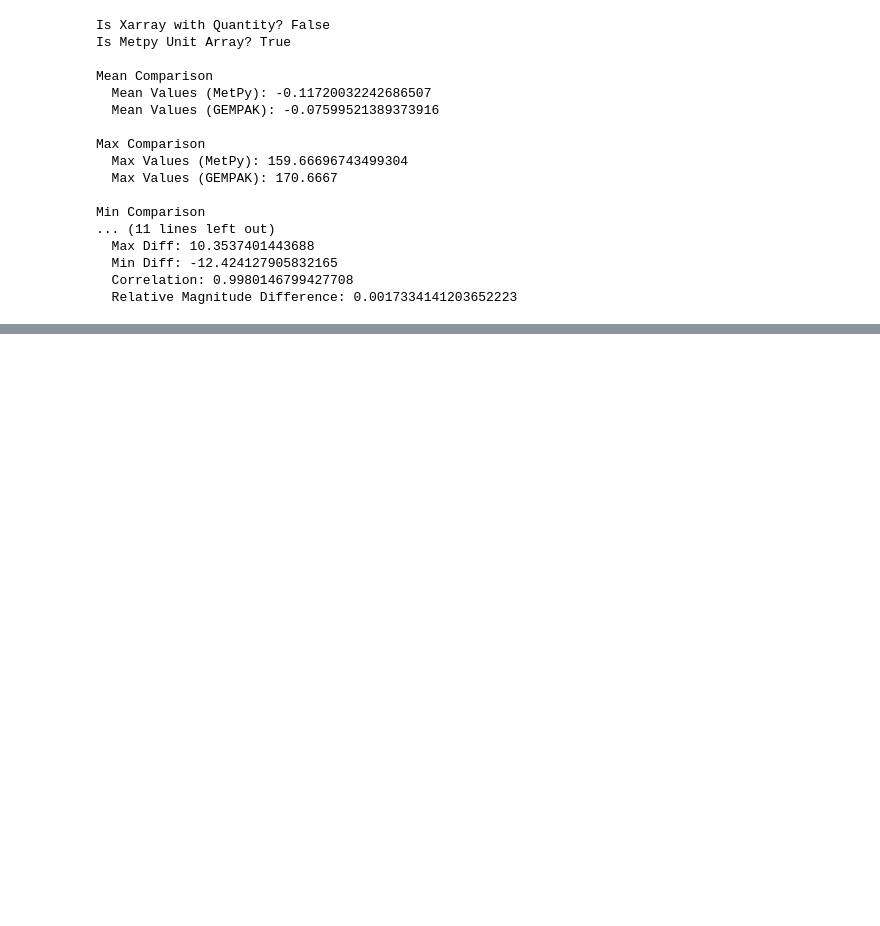
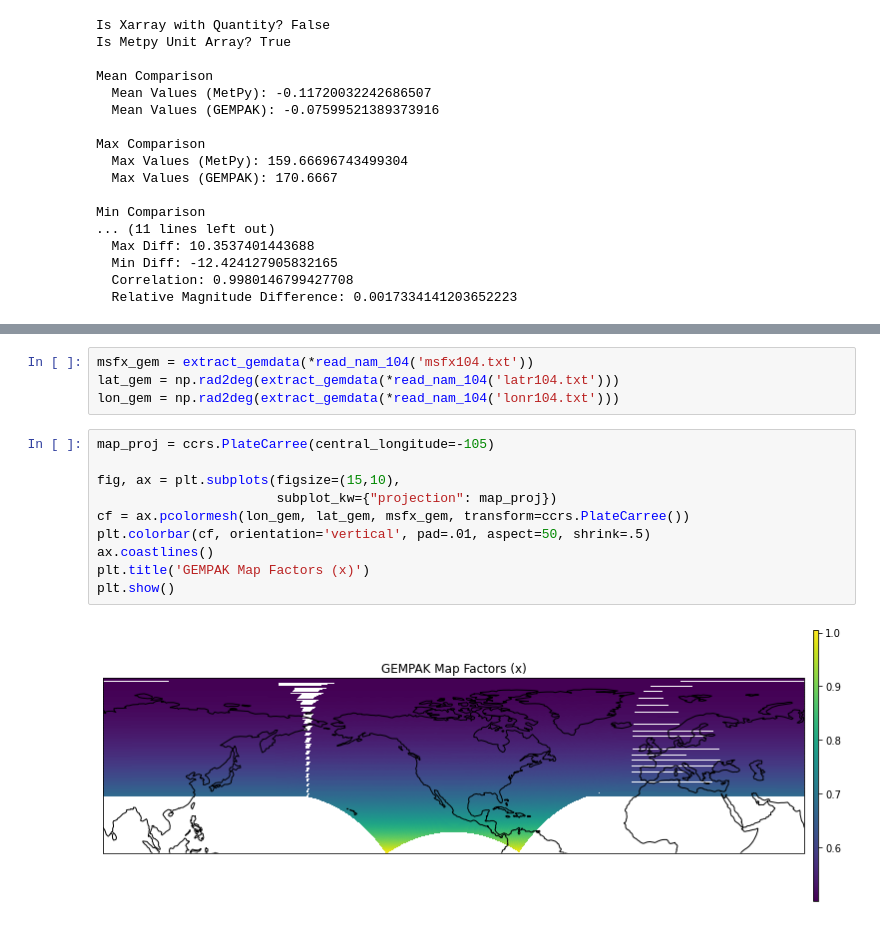
Before and after one commit to sgdecker/testing, a Jupyter notebook: MapProjectionExploration.ipynb, the cells around one changed output, grey strips where cells are left out. Saved outputs shown, nothing was run; the diff lists cells and outputs as text; blank space fills up the shorter version.

```diff
--- a/MapProjectionExploration.ipynb
+++ b/MapProjectionExploration.ipynb
@@ -447,0 +524,16 @@ This calculation is indeed degraded. So the mystery of Grid 218 (LCC) is solved,
+# %%
+msfx_gem = extract_gemdata(*read_nam_104('msfx104.txt'))
+lat_gem = np.rad2deg(extract_gemdata(*read_nam_104('latr104.txt')))
+lon_gem = np.rad2deg(extract_gemdata(*read_nam_104('lonr104.txt')))
+# %%
+map_proj = ccrs.PlateCarree(central_longitude=-105)
+
+fig, ax = plt.subplots(figsize=(15,10),
+                       subplot_kw={"projection": map_proj})
+cf = ax.pcolormesh(lon_gem, lat_gem, msfx_gem, transform=ccrs.PlateCarree())
+plt.colorbar(cf, orientation='vertical', pad=.01, aspect=50, shrink=.5)
+ax.coastlines()
+plt.title('GEMPAK Map Factors (x)')
+plt.show()
+# %% [output]
+[figure, added]
```
Also changed, not shown: parts of 41 cells of this notebook.
